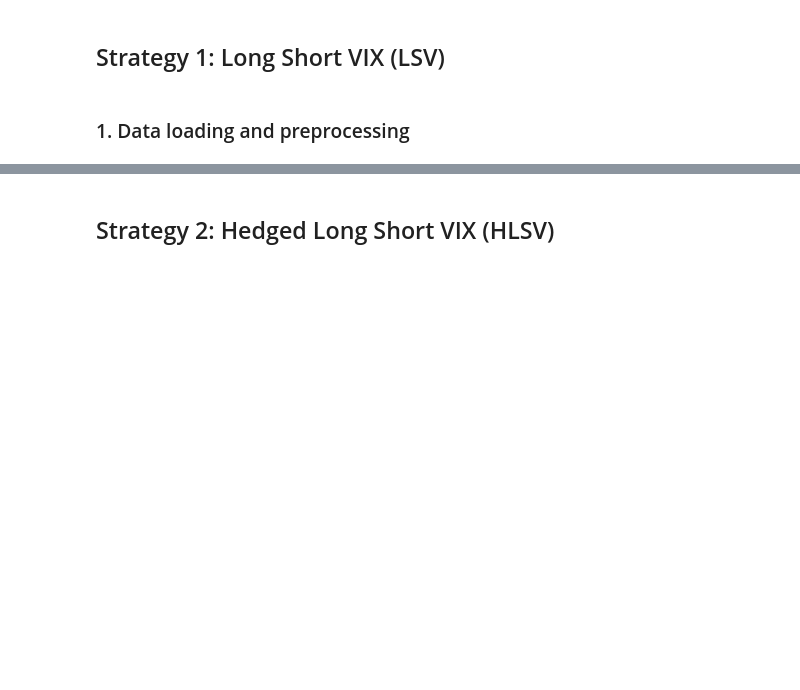
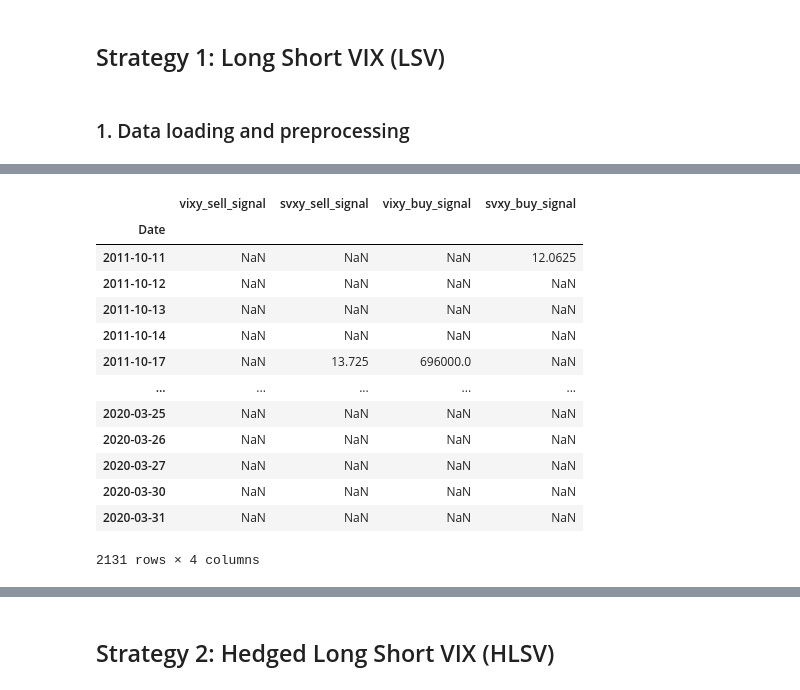
Before and after one commit to peterchettiar/trading-volatility, a Jupyter notebook: trading_vol_strat_research.ipynb, the cells around one changed output, grey strips where cells are left out. Saved outputs shown, nothing was run; the diff lists cells and outputs as text; code cells hidden in the pictures; blank space fills up the shorter version.

```diff
--- a/trading_vol_strat_research.ipynb
+++ b/trading_vol_strat_research.ipynb
@@ -89,0 +93,21 @@ vol_trader.data
+# %%
+# Method signature as such to help us identify the individual index tickers for basis calculation
+vol_trader._TradingVolatility__lsv_signals(long_vix_asset="VIXY",
+                                           short_vix_asset="SVXY",
+                                           future_index_ticker="VX",
+                                           spot_index_ticker="^VIX")
+# %% [output]
+|  | vixy_sell_signal | svxy_sell_signal | vixy_buy_signal | svxy_buy_signal |
+| Date |  |  |  |  |
+| 2011-10-11 | NaN | NaN | NaN | 12.0625 |
+| 2011-10-12 | NaN | NaN | NaN | NaN |
+| 2011-10-13 | NaN | NaN | NaN | NaN |
+| 2011-10-14 | NaN | NaN | NaN | NaN |
+| 2011-10-17 | NaN | 13.725 | 696000.0 | NaN |
+| ... | ... | ... | ... | ... |
+| 2020-03-25 | NaN | NaN | NaN | NaN |
+| 2020-03-26 | NaN | NaN | NaN | NaN |
+| 2020-03-27 | NaN | NaN | NaN | NaN |
+| 2020-03-30 | NaN | NaN | NaN | NaN |
+| 2020-03-31 | NaN | NaN | NaN | NaN |
+2131 rows × 4 columns
```
Also changed, not shown: parts of 15 cells of this notebook, 1 other file.
